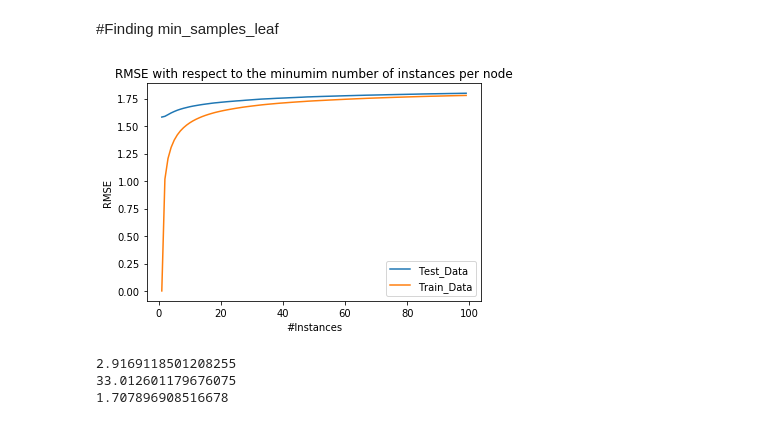
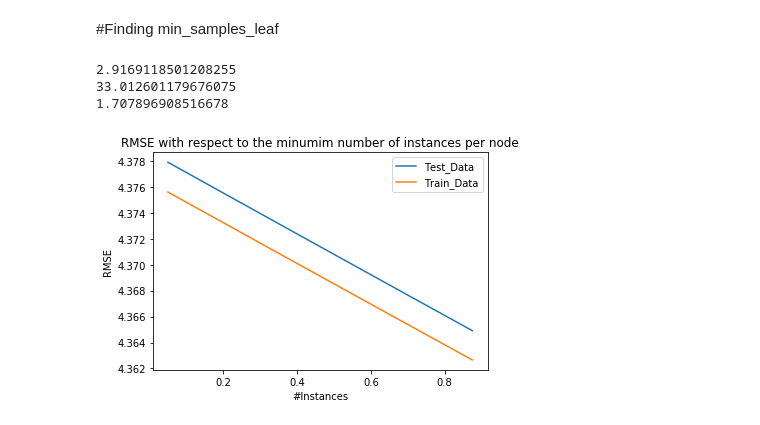
Before and after one commit to Swas99/Kaggle001, a Jupyter notebook: Kaggle001.ipynb, the cells around one changed output. Drawn from its saved outputs; the diff is of its cells as text; code cells hidden in the pictures.

```diff
--- a/Kaggle001.ipynb
+++ b/Kaggle001.ipynb
@@ -374,7 +367,7 @@ from sklearn.preprocessing import MinMaxScaler
 
 X = _X1[['1','2','3','4','5']]
 y = _X1[['O']]
-regression_model = RandomForestRegressor(criterion="mse")
+regression_model = RandomForestRegressor(criterion="mse",min_samples_leaf=15)
 regression_model.fit(X,y)
 
 y_pred = regression_model.predict(X)
@@ -417,9 +406,10 @@ fig = plt.figure()
 ax0 = fig.add_subplot(111)
 RMSE_train = []
 RMSE_test = []
-for i in range(1,100):
+lim = 20
+for i in range(1,lim):
   #Paramterize the model and let i be the number of minimum instances per leaf node
-  regression_model = DecisionTreeRegressor(criterion="mse",min_samples_leaf=i)
+  regression_model = RandomForestRegressor(criterion="mse",min_samples_leaf=i)
   #Train the model
   regression_model.fit(X,y)
   #Predict query instances
@@ -429,17 +419,48 @@ for i in range(1,100):
   RMSE_train.append(np.sqrt(metrics.mean_absolute_error(y, predicted_train)))
   RMSE_test.append(np.sqrt(metrics.mean_absolute_error(y_test, predicted_test)))
 
-ax0.plot(range(1,100),RMSE_test,label='Test_Data')
-ax0.plot(range(1,100),RMSE_train,label='Train_Data')
+ax0.plot(range(1,lim),RMSE_test,label='Test_Data')
+ax0.plot(range(1,lim),RMSE_train,label='Train_Data')
 ax0.legend()
 ax0.set_title('RMSE with respect to the minumim number of instances per node')
 ax0.set_xlabel('#Instances')
 ax0.set_ylabel('RMSE')
 plt.show()
-# %% [output]
-[figure, removed]
 # %%
 # %% [output]
 2.9169118501208255
 33.012601179676075
 1.707896908516678
+# %%
+"""
+Plot the RMSE with respect to the minimum number of instances
+"""
+
+y = rawData[targetCol]
+X = rawData[featureCols]
+y_test = validationSet[targetCol]
+
+fig = plt.figure()
+ax0 = fig.add_subplot(111)
+RMSE_train = []
+RMSE_test = []
+alphas = np.arange(0.05, 0.9, 0.025)
+for alpha in alphas:
+  lm = linear_model.Lasso(alpha=alpha)
+  model = lm.fit(X,y)
+  #Predict query instances
+  predicted_train = model.predict(X)
+  predicted_test = model.predict(validationSet[featureCols])
+  #Calculate and append the RMSEs
+  RMSE_train.append(np.sqrt(metrics.mean_absolute_error(y, predicted_train)))
+  RMSE_test.append(np.sqrt(metrics.mean_absolute_error(y_test, predicted_test)))
+
+ax0.plot(alphas,RMSE_test,label='Test_Data')
+ax0.plot(alphas,RMSE_train,label='Train_Data')
+ax0.legend()
+ax0.set_title('RMSE with respect to the minumim number of instances per node')
+ax0.set_xlabel('#Instances')
+ax0.set_ylabel('RMSE')
+plt.show()
+# %% [output]
+[figure, added]
```
Also changed, not shown: parts of 5 cells of this notebook.
